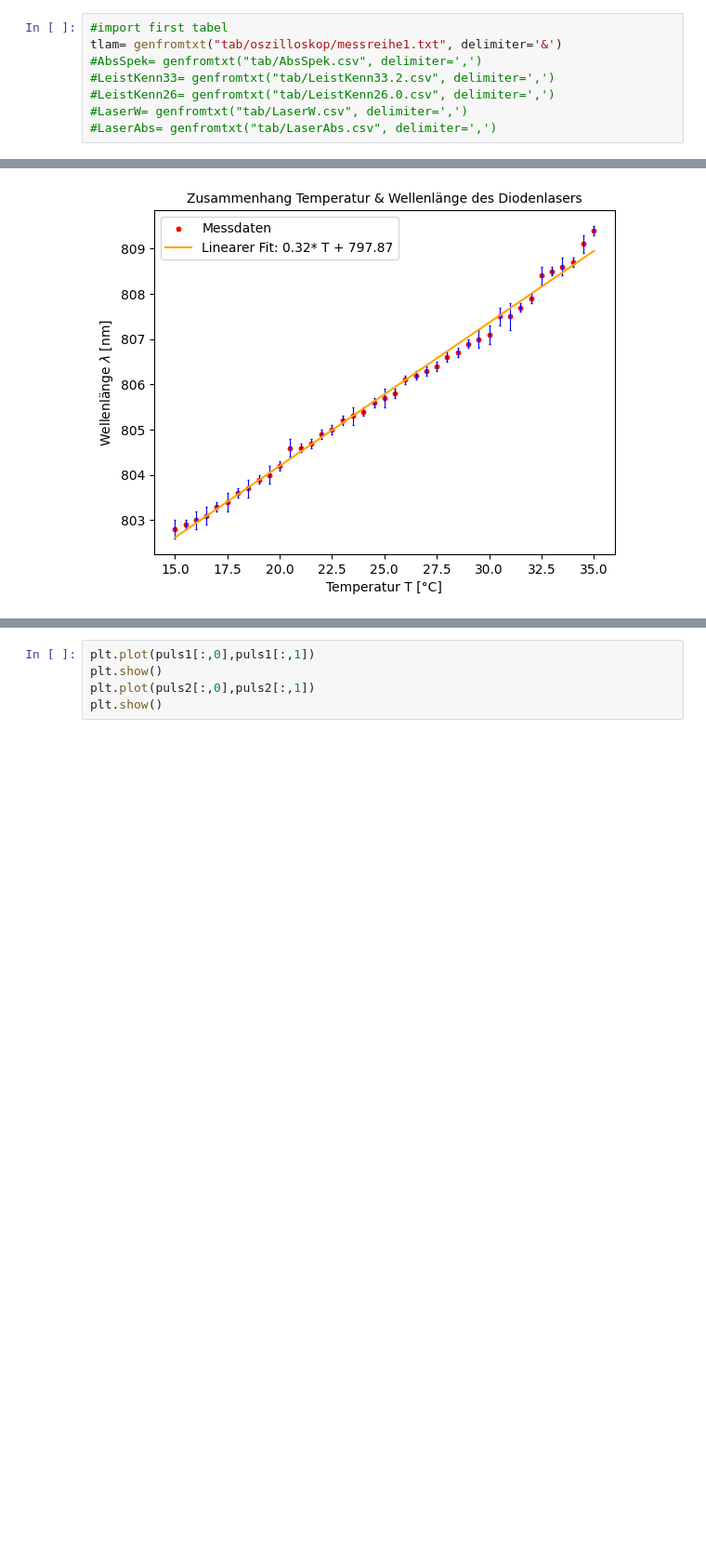
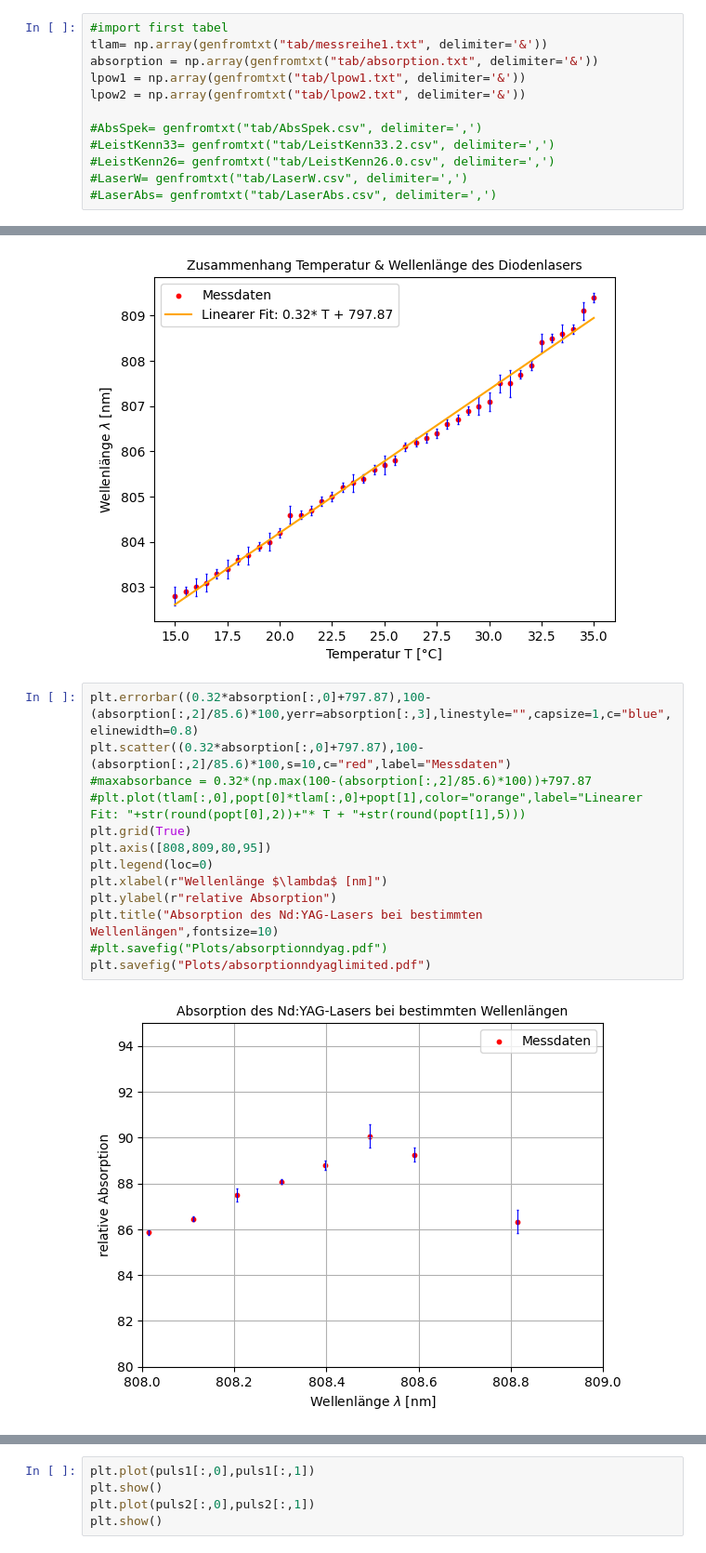
Before and after one commit to CaptainNikon/O2_Nd-YAG_Laser, a Jupyter notebook: Auswertung.ipynb, the cells around one changed output, grey strips where cells are left out. Shown at 93% size. Drawn from its saved outputs; the diff is of its cells as text; blank space fills up the shorter version.

```diff
--- a/Auswertung.ipynb
+++ b/Auswertung.ipynb
@@ -17,7 +17,11 @@ sg4c3 =  np.array(genfromtxt("tab/oszilloskop/sg4c3.csv", delimiter = ",",skip_h
 signalc1 =  np.array(genfromtxt("tab/oszilloskop/signalc1.csv", delimiter = ",",skip_header=12))
 # %%
 #import first tabel
-tlam= genfromtxt("tab/oszilloskop/messreihe1.txt", delimiter='&')
+tlam= np.array(genfromtxt("tab/messreihe1.txt", delimiter='&'))
+absorption = np.array(genfromtxt("tab/absorption.txt", delimiter='&'))
+lpow1 = np.array(genfromtxt("tab/lpow1.txt", delimiter='&'))
+lpow2 = np.array(genfromtxt("tab/lpow2.txt", delimiter='&'))
+
 #AbsSpek= genfromtxt("tab/AbsSpek.csv", delimiter=',')
 #LeistKenn33= genfromtxt("tab/LeistKenn33.2.csv", delimiter=',')
 #LeistKenn26= genfromtxt("tab/LeistKenn26.0.csv", delimiter=',')
@@ -39,3 +43,18 @@ plt.title("Zusammenhang Temperatur & Wellenlänge des Diodenlasers",fontsize=10)
 plt.savefig("Plots/Temperatur_Wellenlänge_Diode.pdf")
 # %% [output]
 [figure]
+# %%
+plt.errorbar((0.32*absorption[:,0]+797.87),100-(absorption[:,2]/85.6)*100,yerr=absorption[:,3],linestyle="",capsize=1,c="blue",elinewidth=0.8)
+plt.scatter((0.32*absorption[:,0]+797.87),100-(absorption[:,2]/85.6)*100,s=10,c="red",label="Messdaten")
+#maxabsorbance = 0.32*(np.max(100-(absorption[:,2]/85.6)*100))+797.87
+#plt.plot(tlam[:,0],popt[0]*tlam[:,0]+popt[1],color="orange",label="Linearer Fit: "+str(round(popt[0],2))+"* T + "+str(round(popt[1],5)))
+plt.grid(True)
+plt.axis([808,809,80,95])
+plt.legend(loc=0)
+plt.xlabel(r"Wellenlänge $\lambda$ [nm]")
+plt.ylabel(r"relative Absorption")
+plt.title("Absorption des Nd:YAG-Lasers bei bestimmten Wellenlängen",fontsize=10)
+#plt.savefig("Plots/absorptionndyag.pdf")
+plt.savefig("Plots/absorptionndyaglimited.pdf")
+# %% [output]
+[figure, added]
```
Also changed, not shown: parts of 1 cell of this notebook, 8 other files.
